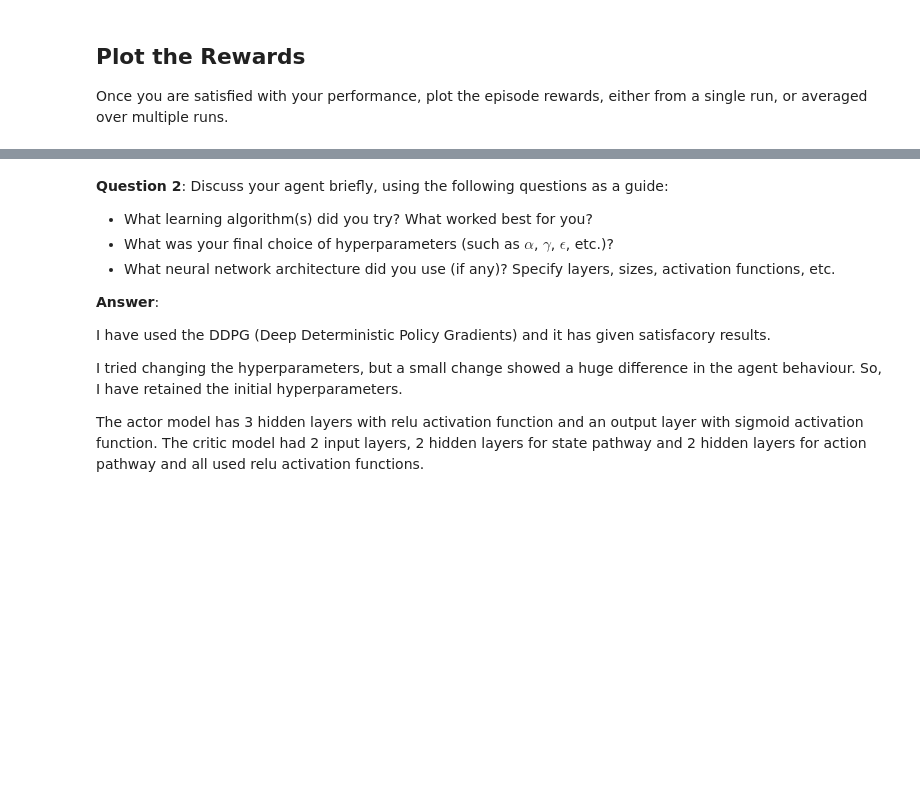
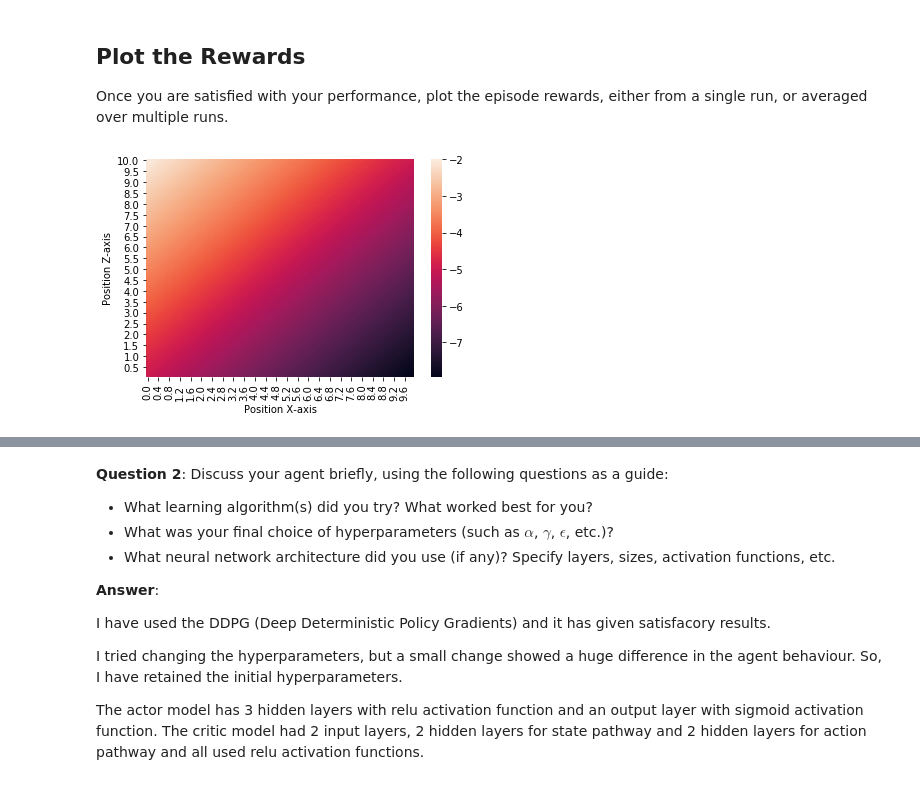
Before and after one commit to sujalasai/RL-Quadcopter-2, a Jupyter notebook: Quadcopter_Project.ipynb, the cells around one changed output, grey strips where cells are left out. Drawn from its saved outputs; the diff is of its cells as text; code cells hidden in the pictures; blank space fills up the shorter version.

```diff
--- a/Quadcopter_Project.ipynb
+++ b/Quadcopter_Project.ipynb
@@ -260,6 +330,37 @@ Episode =  500, score =  32.556 (best =  74.588)
 ## Plot the Rewards
 
 Once you are satisfied with your performance, plot the episode rewards, either from a single run, or averaged over multiple runs.
+# %%
+import numpy as np
+import pandas as pd
+import seaborn as sns
+%matplotlib inline
+
+
+def map_function(reward_function, x, y, target_pos):
+    R = pd.DataFrame(np.zeros([len(x), len(y)]), index=y, columns=x)
+    for xx in x:
+        for yy in y:
+            R[xx][yy] = reward_function([xx, yy], target_pos)
+
+    return R
+
+
+reward_function = lambda pose, target_pos: 1.-.3*(abs(pose - target_pos)).sum()
+
+x_range = np.round(np.arange(0.0,10,0.1), 2)
+z_range = np.round(np.arange(10,0,-0.1), 2)
+
+target_pos = np.array([0, 20])
+
+R = map_function(reward_function, x_range, z_range, target_pos)
+
+ax = sns.heatmap(R)
+ax.set_xlabel("Position X-axis")
+ax.set_ylabel("Position Z-axis")
+plt.show()
+# %% [output]
+[figure, added]
 # %%
 ## TODO: Plot the rewards.
 plt.figure(figsize=(15,5))
```
Also changed, not shown: parts of 16 cells of this notebook, 2 other files.
